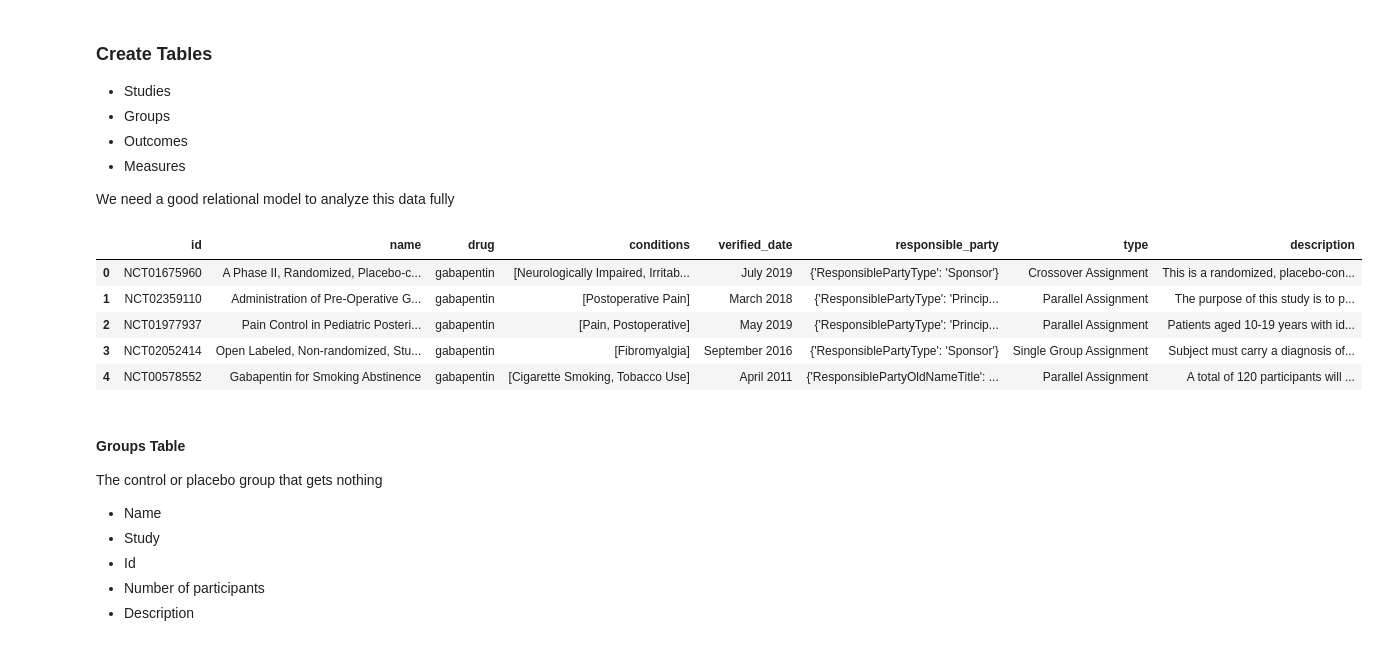
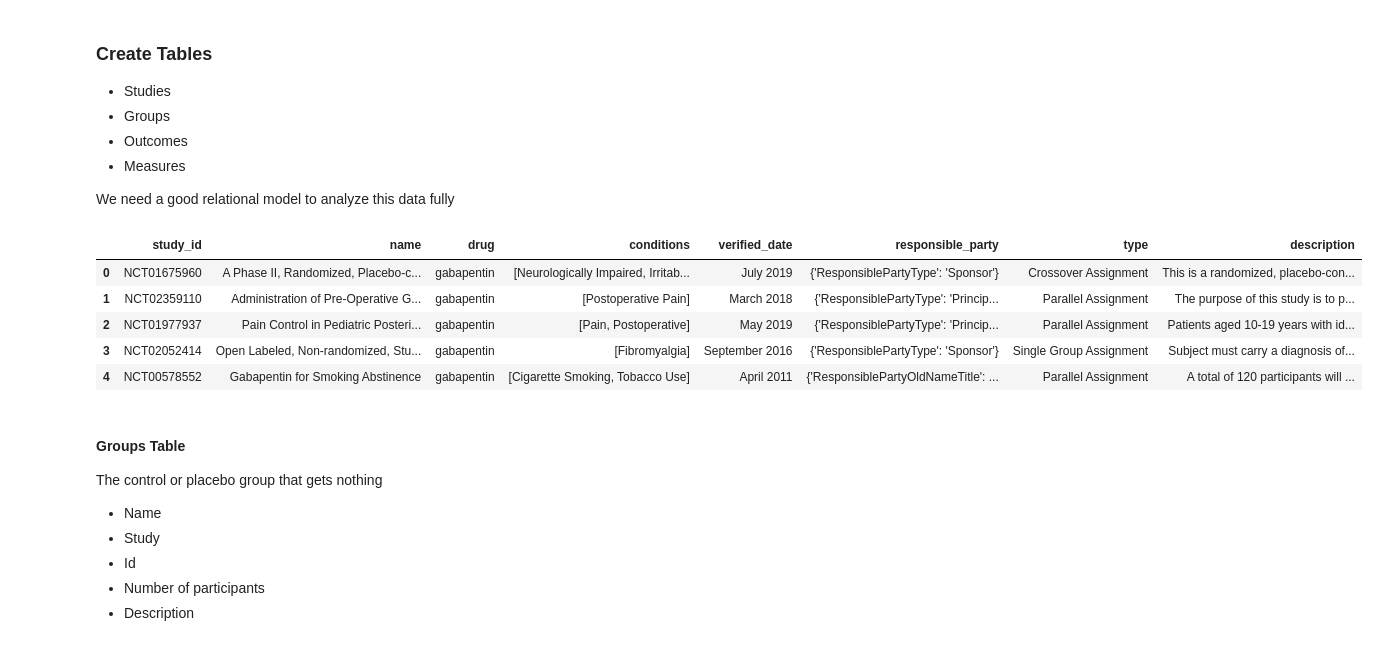
Before and after one commit to porterehunley/drugprocessing, a Jupyter notebook: ClincalTrialsPlayground.ipynb, the cells around one changed output. Saved outputs shown, nothing was run; the diff lists cells and outputs as text; code cells hidden in the pictures.

```diff
--- a/ClincalTrialsPlayground.ipynb
+++ b/ClincalTrialsPlayground.ipynb
@@ -179,7 +179,7 @@ len(studies)
 We need a good relational model to analyze this data fully
 # %%
 def create_studies_table(studies):
-    buffer = {'id': [], 'name': [], 'drug': [], 'conditions': [],
+    buffer = {'study_id': [], 'name': [], 'drug': [], 'conditions': [],
             'verified_date': [], 'responsible_party': [], 'type': [], 'description': []
          }
     for i, study in enumerate(studies):
@@ -187,9 +187,9 @@ def create_studies_table(studies):
 
         buffer['drug'].append(EXAMPLE_DRUG)
         try:
-            buffer['id'].append(study['Study']['ProtocolSection']['IdentificationModule']['NCTId'])
+            buffer['study_id'].append(study['Study']['ProtocolSection']['IdentificationModule']['NCTId'])
         except KeyError as e:
-            buffer['id'].append('NA')
+            buffer['study_id'].append('NA')
 
         try:
             buffer['name'].append(study['Study']['ProtocolSection']['IdentificationModule']['OfficialTitle'])
@@ -198,34 +198,34 @@ def create_studies_table(studies):
 
         try:
             buffer['verified_date'].append(study['Study']['ProtocolSection']['StatusModule']['StatusVerifiedDate'])
         except KeryError as e:
             buffer['verified_date'].append('NA')
 
         try:
             buffer['responsible_party'].append(study['Study']['ProtocolSection']['SponsorCollaboratorsModule']['ResponsibleParty'])
         except KeyError as e:
             buffer['responsible_party'].append('NA')
 
         try:
             buffer['conditions'].append(study['Study']['ProtocolSection']['ConditionsModule']['ConditionList']['Condition'])
         except KeyError as e:
             buffer['conditions'].append('NA')
 
         try:
             buffer['type'].append(study['Study']['ProtocolSection']['DesignModule']['DesignInfo']['DesignInterventionModel'])
         except KeyError as e:
             buffer['type'].append('NA')
 
         try:
             buffer['description'].append(study['Study']['ProtocolSection']['DescriptionModule']['DetailedDescription'])
         except KeyError as e:
             buffer['description'].append('NA')
 
     return buffer
 studies_df = pd.DataFrame.from_dict(create_studies_table(studies))
 studies_df.head()
 # %% [output]
-|  | id | name | drug | conditions | verified_date | responsible_party | type | description |
+|  | study_id | name | drug | conditions | verified_date | responsible_party | type | description |
 | 0 | NCT01675960 | A Phase II, Randomized, Placebo-c... | gabapentin | [Neurologically Impaired, Irritab... | July 2019 | {'ResponsiblePartyType': 'Sponsor'} | Crossover Assignment | This is a randomized, placebo-con... |
 | 1 | NCT02359110 | Administration of Pre-Operative G... | gabapentin | [Postoperative Pain] | March 2018 | {'ResponsiblePartyType': 'Princip... | Parallel Assignment | The purpose of this study is to p... |
 | 2 | NCT01977937 | Pain Control in Pediatric Posteri... | gabapentin | [Pain, Postoperative] | May 2019 | {'ResponsiblePartyType': 'Princip... | Parallel Assignment | Patients aged 10-19 years with id... |
```
Also changed, not shown: parts of 27 cells of this notebook.
